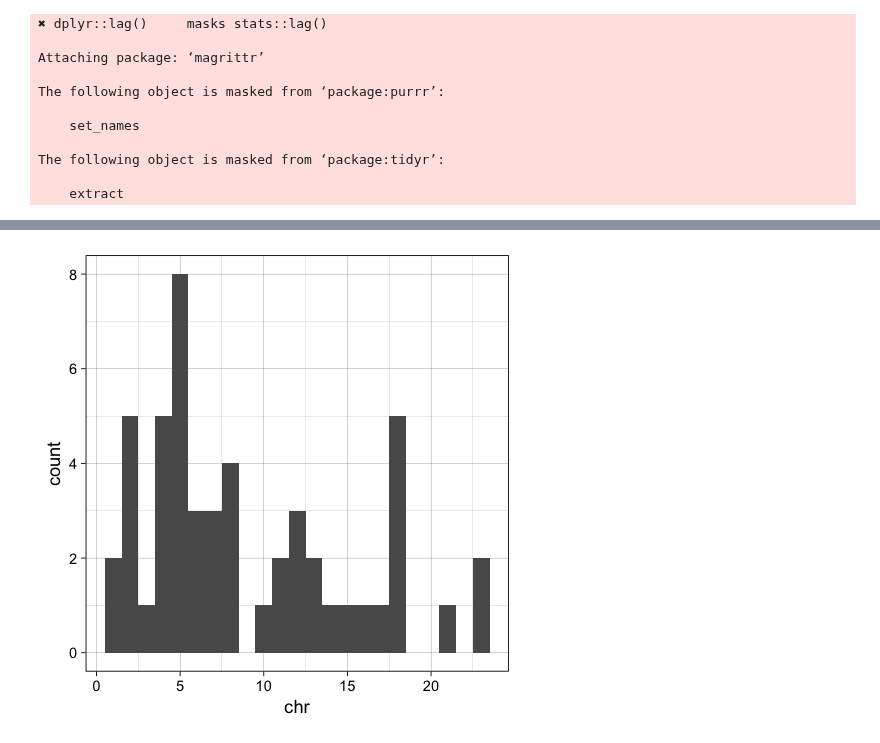
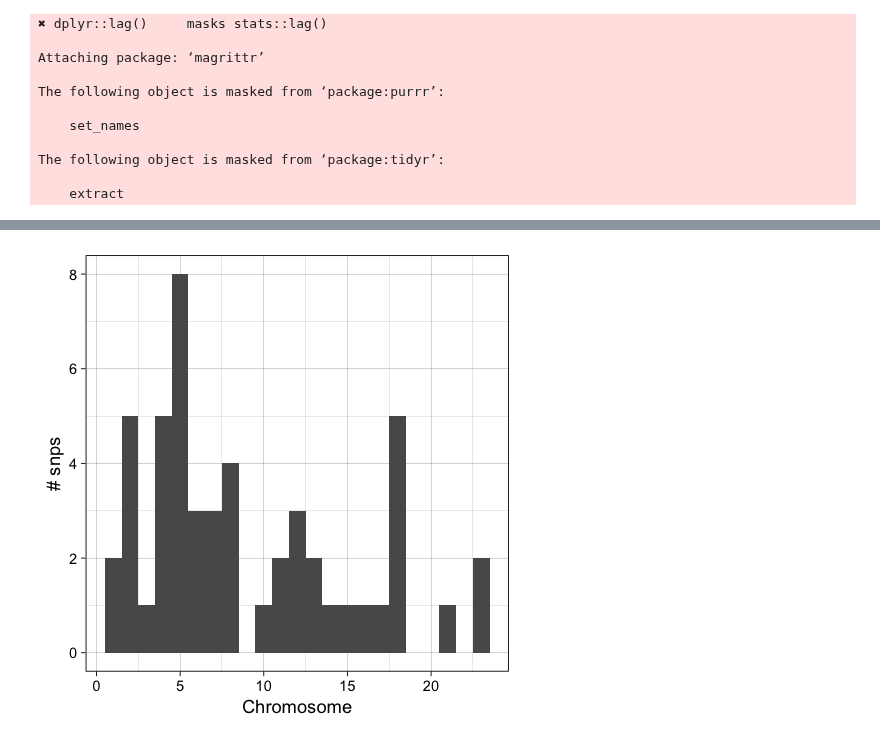
Before and after one commit to hclimente/nori, a Jupyter notebook: doc/gwas.ipynb, the cells around one changed output, grey strips where cells are left out. Cells and saved outputs as stored; diff of their text form; code cells hidden in the pictures.

```diff
--- a/doc/gwas.ipynb
+++ b/doc/gwas.ipynb
@@ -64,9 +64,10 @@ ggplot(hl_snps, aes(x = rank, y = chr)) +
 # %%
 ggplot(hl_snps, aes(chr)) +
     geom_histogram(bins = 23) +
-    theme_linedraw()
+    theme_linedraw() +
+    labs(x = 'Chromosome', y = '# snps')
 # %% [output]
-[figure, old version]
+[figure, new version]
 # %%
 gwas <- read_tsv('../../genewa/results/genesis/cones.evo.chi2.consistency.additive.gs.6082272.tsv',
                 col_types = 'ciiiccdlc') %>%
```
Also changed, not shown: parts of 3 cells of this notebook.
